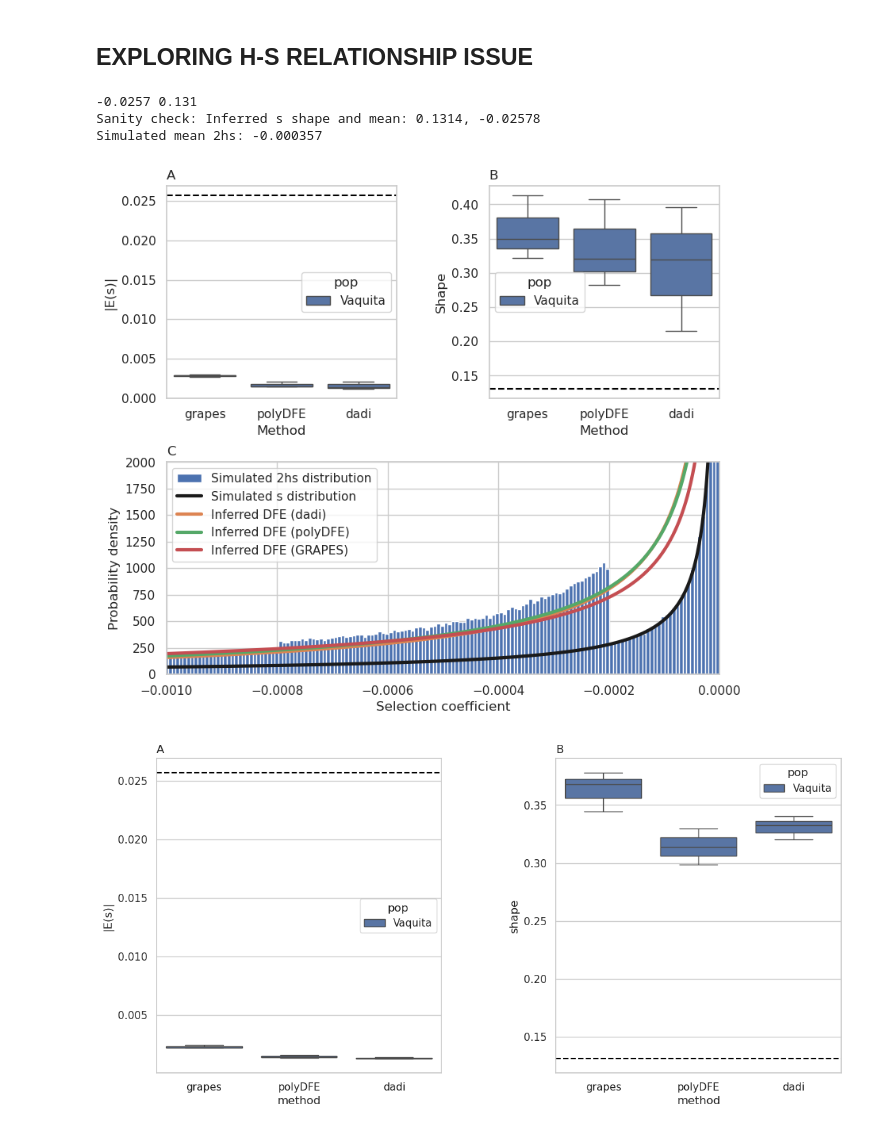
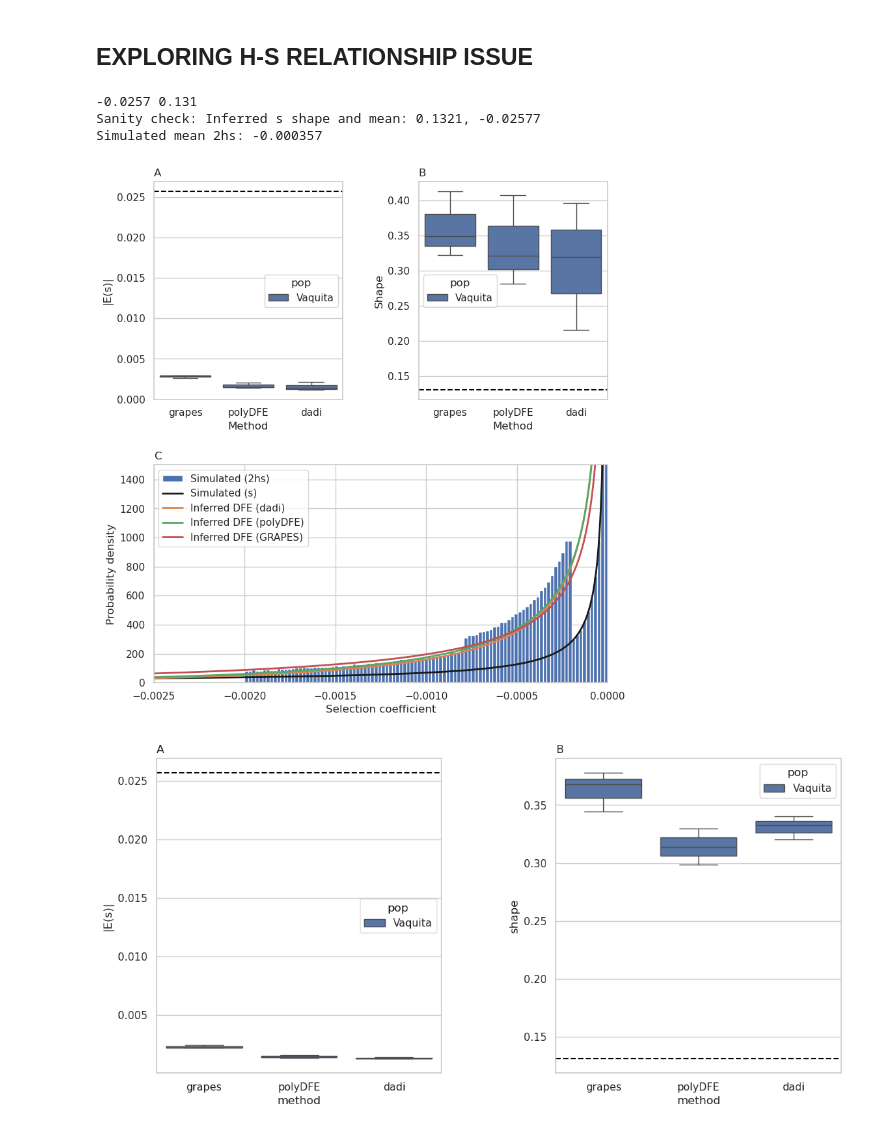
Before and after one commit to popsim-consortium/analysis2, a Jupyter notebook: notebooks/DFE_figures.ipynb, the cells around one changed output. Saved outputs shown, nothing was run; the diff lists cells and outputs as text; code cells hidden in the pictures.

```diff
--- a/notebooks/DFE_figures.ipynb
+++ b/notebooks/DFE_figures.ipynb
@@ -428,20 +428,21 @@ def build_hs_plot(ax = None):
     #ax = fig.add_subplot(111)
     #ax = fig.add_subplot(1,1,1)
     # Histogram of 2*hs, scaled by 10^3
-    ax.hist(hs_array, bins=301, density=True, label='Simulated 2hs distribution')
+    ax.hist(hs_array, bins=101, density=True, label='Simulated (2hs)')
     # DFE inferred for 2hs
-    xx = np.linspace(-0.001, 0, 1001)
+    xx = np.linspace(-0.0025, 0, 1001)
     #increase line width
-    lwds = 3
-    ax.plot(xx, dfe.pdf(-xx), '-k', label='Simulated s distribution', lw=lwds)
-    ax.plot(xx, dfe_dadi.pdf(-xx), '-', label='Inferred DFE (dadi)', lw=lwds)
-    ax.plot(xx, dfe_polydfe.pdf(-xx), '-', label='Inferred DFE (polyDFE)', lw=lwds)
-    ax.plot(xx, dfe_grapes.pdf(-xx), '-', label='Inferred DFE (GRAPES)', lw=lwds)
+    lwds = 2
+    alpha = 1.0
+    ax.plot(xx, dfe.pdf(-xx), '-k', label='Simulated (s)', lw=lwds, alpha=alpha)
+    ax.plot(xx, dfe_dadi.pdf(-xx), '-', label='Inferred DFE (dadi)', lw=lwds, alpha=alpha)
+    ax.plot(xx, dfe_polydfe.pdf(-xx), '-', label='Inferred DFE (polyDFE)', lw=lwds, alpha=alpha)
+    ax.plot(xx, dfe_grapes.pdf(-xx), '-', label='Inferred DFE (GRAPES)', lw=lwds, alpha=alpha)
     ax.set_xlabel('Selection coefficient')
     ax.set_ylabel('Probability density')
     ax.legend(loc='upper left')
-    ax.set_ylim(0, 2000)
-    ax.set_xlim(-0.001,0)
+    ax.set_ylim(0, 1500)
+    ax.set_xlim(-0.0025,0)
     fig.tight_layout(pad=0)
 # %%
 def existing_figure_for_mosaic():
@@ -454,40 +455,40 @@ layout = [
 
 fig, axes = plt.subplot_mosaic(
     layout,
-    figsize=(9, 8),
+    figsize=(9, 9),
     #white space between subplots
     gridspec_kw={'wspace': 0.4, 'hspace': 0.3}
 )
 
 plt.subplots_adjust(wspace=0.4, hspace=0.3)
 #all_DFE = pd.concat([species_info.make_dfe(m) for m in ["grapes", "polyDFE", "dadi"]])
 #make new name columns for viz
 #all_DFE['pop'] = all_DFE['pop_id'].map(pop_dict)
 #seaborn boxplot method vs. Es split by pop_id no lines, no error bars
 import seaborn as sns
 sns.set_theme(style="whitegrid")
 sns.boxplot(x="method", y="Es", hue = 'pop', data=pho_sin.all_DFE, ax = axes['A'])
 #horizontal line at 0 on axes A
 axes['A'].axhline(abs(pho_sin.dfe_params[0]), color='black', linestyle='--')
 axes['A'].set_ylabel('|E(s)|')
 axes['A'].set_xlabel('Method')
 axes['A'].set_title("A", loc = "left")
 #seaborn boxplot method vs. Es split by pop_id no lines, no error bars
 sns.set_theme(style="whitegrid")
 sns.boxplot(x="method", y="shape", hue = 'pop', data=pho_sin.all_DFE,  ax = axes['B'])
 #horizontal line at 0
 axes['B'].axhline(abs(pho_sin.dfe_params[1]), color='black', linestyle='--')
 axes['B'].set_title("B", loc = "left")
 axes['B'].set_ylabel('Shape')
 axes['B'].set_xlabel('Method')
 build_hs_plot(axes['C'])
 axes['C'].set_title("C", loc = "left")
 plt.savefig("PhoSin_Vaquita2Epoch_1R22_Gamma_R22_Phocoena_sinus.mPhoSin1.pri.110_exons_DFE_plot.pdf")
 # %% [output]
 -0.0257 0.131
-Sanity check: Inferred s shape and mean: 0.1314, -0.02578
+Sanity check: Inferred s shape and mean: 0.1321, -0.02577
 Simulated mean 2hs: -0.000357
-[figure, old version]
+[figure, new version]
 # %%
 pho_sin = SpeciesInfo(
     species = "PhoSin",
```
Also changed, not shown: parts of 1 cell of this notebook.
